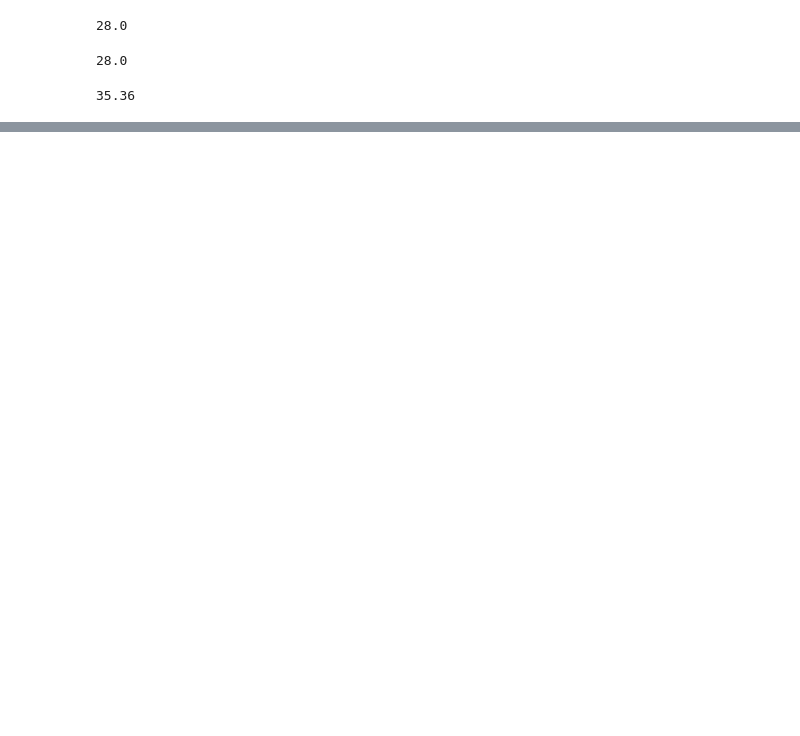
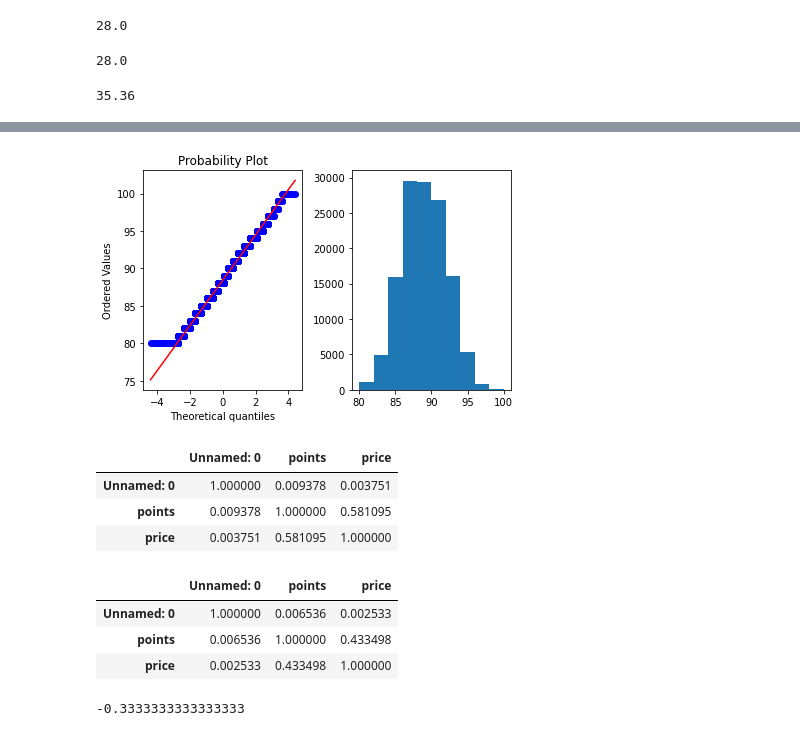
Before and after one commit to PoluboyarinovSI/SF_DataScience, a Jupyter notebook: Current_tasks/EDA_1.ipynb, the cells around one changed output, grey strips where cells are left out. Cells and saved outputs as stored; diff of their text form; code cells hidden in the pictures; blank space fills up the shorter version.

```diff
--- a/Current_tasks/EDA_1.ipynb
+++ b/Current_tasks/EDA_1.ipynb
@@ -131,0 +151,24 @@ round(statistics.mode(wdc['price']), 2)
+# %%
+plt.subplot(1,2,1)
+stats.probplot(wdc['points'], plot=plt)
+
+plt.subplot(1,2,2)
+plt.hist(wdc['points'])
+
+plt.tight_layout()
+# %% [output]
+[figure, added]
+# %%
+wdc.corr(method='spearman')
+# %% [output]
+|  | Unnamed: 0 | points | price |
+| Unnamed: 0 | 1.000000 | 0.009378 | 0.003751 |
+| points | 0.009378 | 1.000000 | 0.581095 |
+| price | 0.003751 | 0.581095 | 1.000000 |
+# %%
+wdc.corr(method='kendall')
+# %% [output]
+|  | Unnamed: 0 | points | price |
+| Unnamed: 0 | 1.000000 | 0.006536 | 0.002533 |
+| points | 0.006536 | 1.000000 | 0.433498 |
+| price | 0.002533 | 0.433498 | 1.000000 |
@@ -131,0 +178,7 @@ round(statistics.mode(wdc['price']), 2)
+# %%
+x = [+1, -1, +1, +1] # список значений признака х
+y = [+1, +1, +1, -1] # список значений признака y
+
+matthews_corrcoef(x, y) # рассчитаем коэффициент корреляции Мэтьюса
+# %% [output]
+-0.3333333333333333
```
Also changed, not shown: parts of 12 cells of this notebook.
